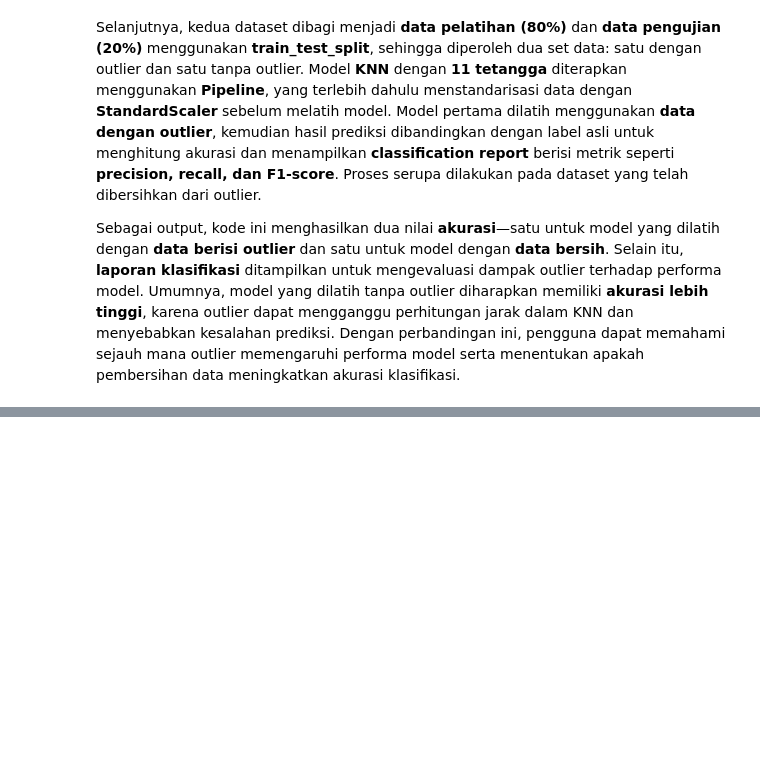
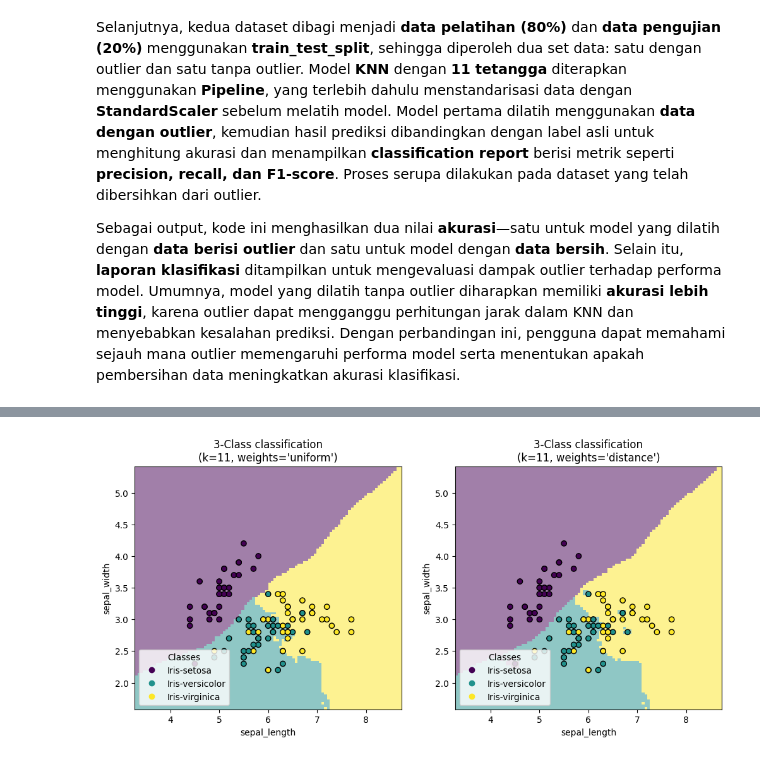
Before and after one commit to Malikzert/pendata, a Jupyter notebook: _sources/Tugas2.ipynb, the cells around one changed output, grey strips where cells are left out. Saved outputs shown, nothing was run; the diff lists cells and outputs as text; code cells hidden in the pictures; blank space fills up the shorter version.

```diff
--- a/_sources/Tugas2.ipynb
+++ b/_sources/Tugas2.ipynb
@@ -446,0 +532,86 @@ Sebagai output, kode ini menghasilkan dua nilai **akurasi**—satu untuk model y
+# %%
+import psycopg2
+import pymysql
+import numpy as np
+import pandas as pd
+import seaborn as sns
+import matplotlib.pyplot as plt
+from sklearn.neighbors import LocalOutlierFactor, KNeighborsClassifier
+from sklearn.model_selection import train_test_split
+from sklearn.pipeline import Pipeline
+from sklearn.preprocessing import StandardScaler, LabelEncoder
+from sklearn.metrics import accuracy_score, classification_report
+from sklearn.inspection import DecisionBoundaryDisplay
+
+
+# Ambil dua fitur utama untuk visualisasi decision boundary
+feature_columns = ["sepal_length", "sepal_width"]
+X = df_merged[feature_columns]
+y = df_merged["class"]
+
+# Encode label kelas ke numerik
+label_encoder = LabelEncoder()
+y_encoded = label_encoder.fit_transform(y)  # Mengubah nama kelas menjadi angka
+
+# Menerapkan LOF untuk deteksi outlier
+lof = LocalOutlierFactor(n_neighbors=20, contamination=0.1)
+outlier_labels = lof.fit_predict(X)
+df_merged["outlier"] = outlier_labels
+
+# Menghapus data yang terdeteksi sebagai outlier
+df_cleaned = df_merged[df_merged["outlier"] == 1].drop(columns=["outlier"])
+
+# Membagi data menjadi training (80%) dan testing (20%)
+X_train, X_test, y_train, y_test = train_test_split(
+    df_cleaned[feature_columns],
+    label_encoder.transform(df_cleaned["class"]),  # Pastikan target dalam bentuk numerik
+    test_size=0.2,
+    random_state=42
+)
+
+# Pipeline dengan KNN dan StandardScaler
+clf = Pipeline([
+    ("scaler", StandardScaler()),
+    ("knn", KNeighborsClassifier(n_neighbors=11))
+])
+
+# Pelatihan model KNN
+clf.fit(X_train, y_train)
+
+# Evaluasi model
+y_pred = clf.predict(X_test)
+print(f"Akurasi: {accuracy_score(y_test, y_pred)}")
+print(classification_report(y_test, y_pred, target_names=label_encoder.classes_))
+
+# Visualisasi Decision Boundary
+_, axs = plt.subplots(ncols=2, figsize=(12, 5))
+
+for ax, weights in zip(axs, ("uniform", "distance")):
+    clf.set_params(knn__weights=weights).fit(X_train, y_train)
+    disp = DecisionBoundaryDisplay.from_estimator(
+        clf,
+        X_test,
+        response_method="predict",
+        plot_method="pcolormesh",
+        xlabel=feature_columns[0],
+        ylabel=feature_columns[1],
+        shading="auto",
+        alpha=0.5,
+        ax=ax,
+    )
+    scatter = disp.ax_.scatter(
+        X_train.iloc[:, 0], X_train.iloc[:, 1],
+        c=y_train, edgecolors="k", cmap="viridis"
+    )
+    disp.ax_.legend(
+        scatter.legend_elements()[0],
+        label_encoder.classes_,
+        loc="lower left",
+        title="Classes",
+    )
+    _ = disp.ax_.set_title(
+        f"3-Class classification\n(k={clf[-1].n_neighbors}, weights={weights!r})"
+    )
+
+plt.show()
+# %% [output]
@@ -446,0 +628 @@ Sebagai output, kode ini menghasilkan dua nilai **akurasi**—satu untuk model y
+[figure, added]
```
Also changed, not shown: parts of 5 cells of this notebook, 6 other files.
